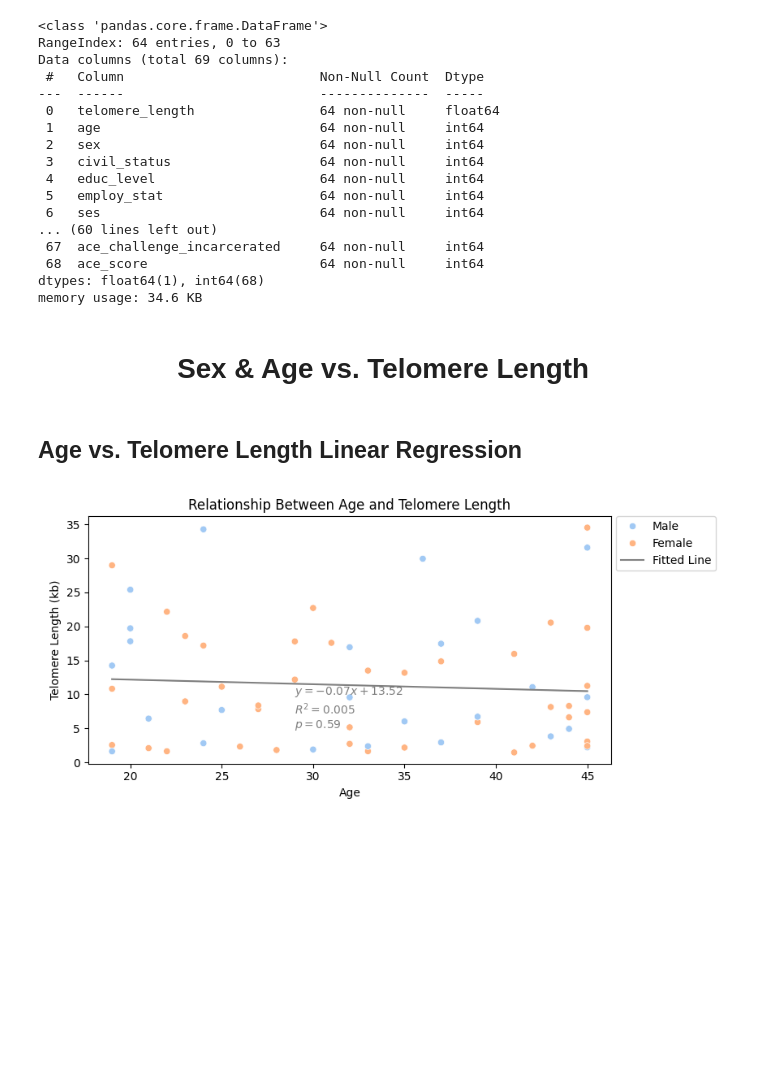
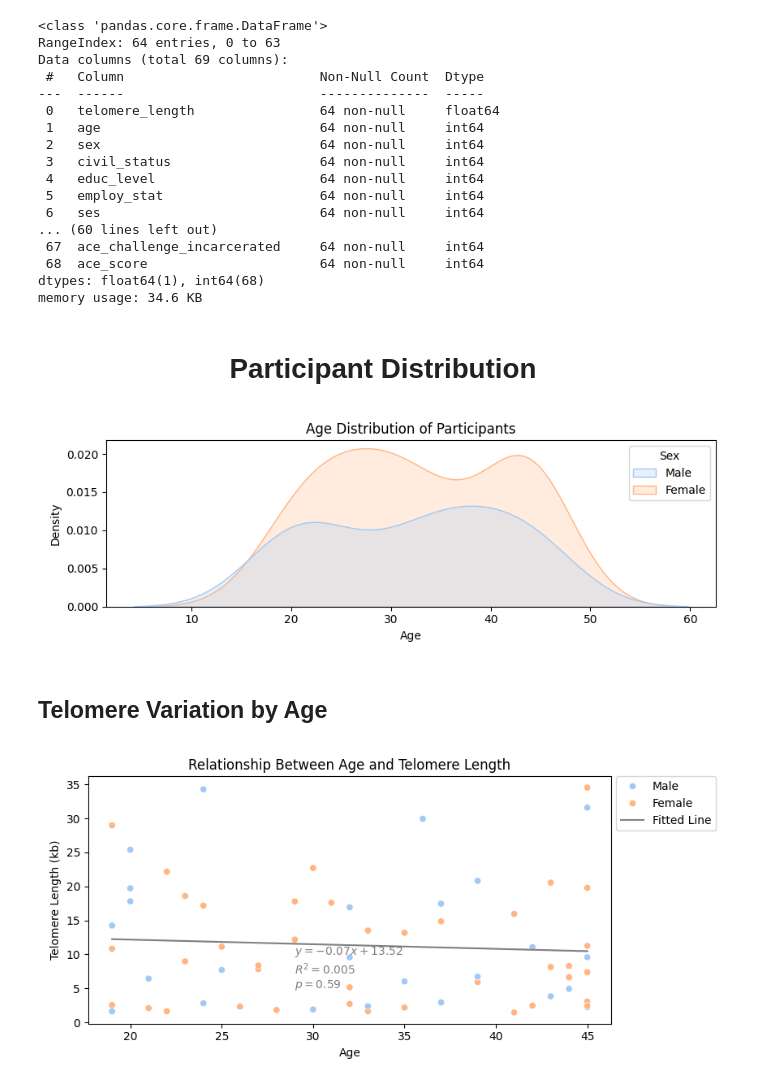
Before and after one commit to akaeii/telomere-mental-health, a Jupyter notebook: exploratory_data_analysis.ipynb, the cells around one changed output. Saved outputs shown, nothing was run; the diff lists cells and outputs as text; code cells hidden in the pictures; blank space fills up the shorter version.

```diff
--- a/exploratory_data_analysis.ipynb
+++ b/exploratory_data_analysis.ipynb
@@ -33,5 +34,5 @@ Data columns (total 69 columns):
 dtypes: float64(1), int64(68)
 memory usage: 34.6 KB
 # %% [markdown]
-<h1 style="text-align:center">Sex & Age vs. Telomere Length</h1>
+<h1 style="text-align:center">Participant Distribution</h1>
 # %%
@@ -42,2 +43,18 @@ telomere_length = data["telomere_length"]
-# %% [markdown]
-<h2>Age vs. Telomere Length Linear Regression</h2>
+# %%
+age_distribution_fig, age_distribution_axis = plt.subplots(1,1, figsize=(8.5,3))
+
+sns.kdeplot(data=data, x="age", hue=sex_labels, ax=age_distribution_axis,
+            common_norm=True,
+            palette="pastel",
+            fill=True)
+
+age_distribution_axis.set(title="Age Distribution of Participants",
+                          xlabel="Age",
+                          ylabel="Density")
+
+age_distribution_axis.get_legend().set_title("Sex")
+
+age_distribution_fig.tight_layout()
+age_distribution_fig.savefig("figures/Age Distribution.png", dpi=300)
+# %% [output]
+[figure, added]
@@ -44,3 +63,5 @@ telomere_length = data["telomere_length"]
+# %% [markdown]
+<h2>Telomere Variation by Age</h2>
 # %%
 a_tl_linreg = stats.linregress(x=age, y=telomere_length)
 # %%
```
Also changed, not shown: parts of 14 cells of this notebook, 6 other files.
